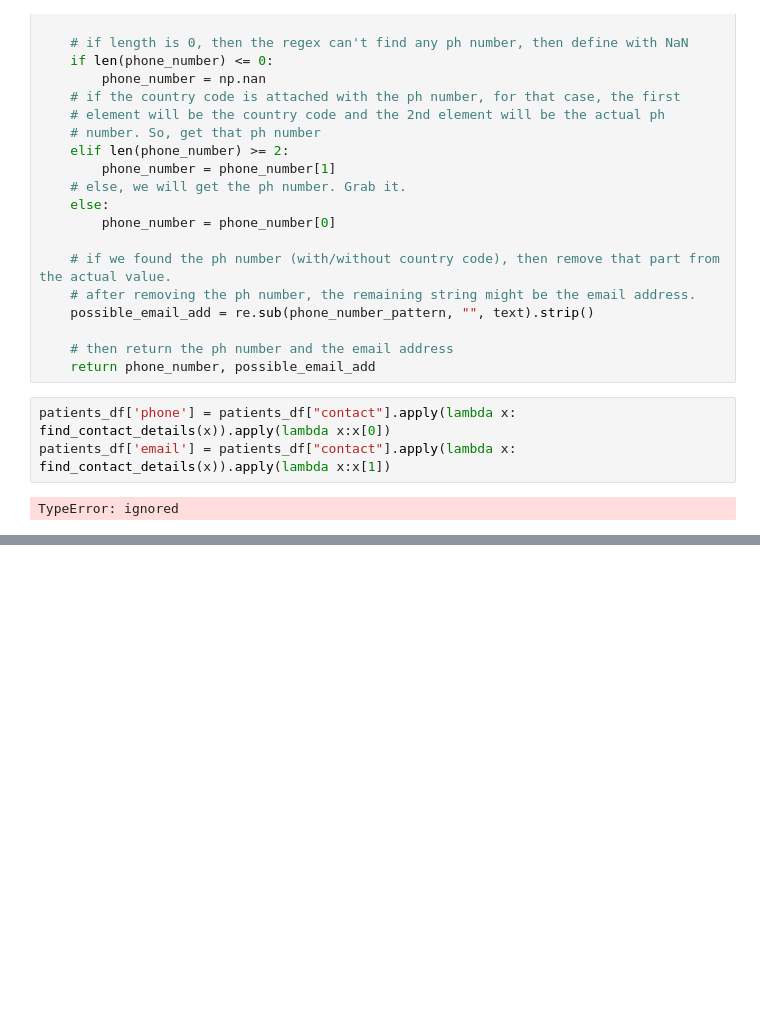
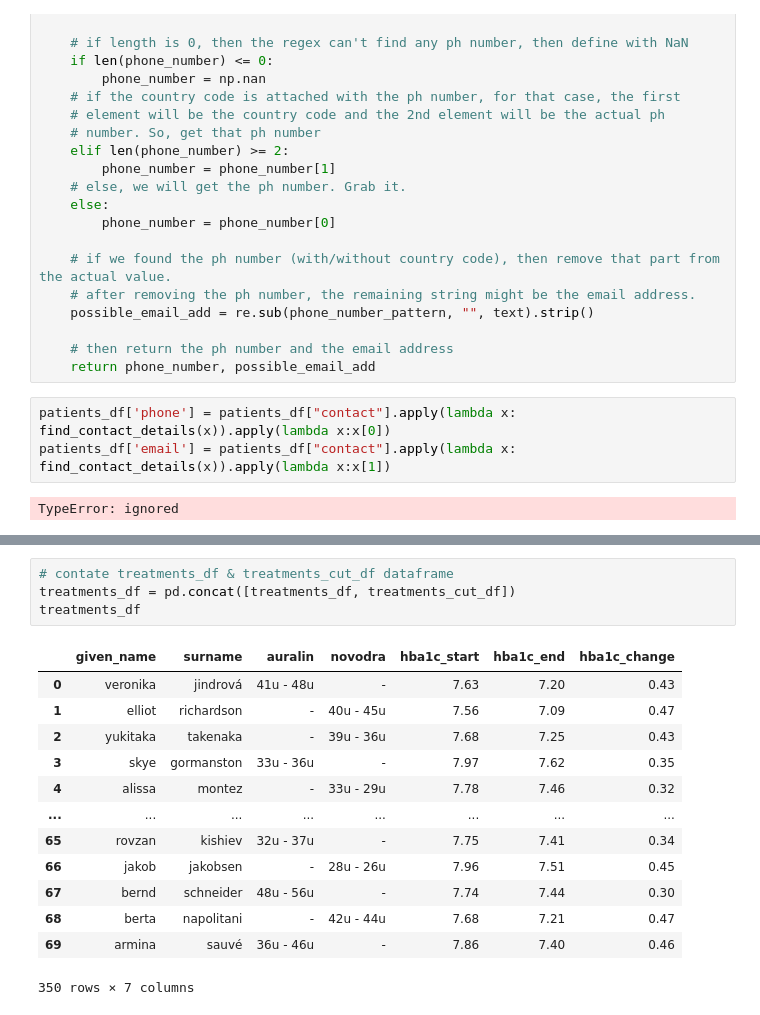
Before and after one commit to AzadMehedi/Data-Wrangling, a Jupyter notebook: data_accessing_&_cleaning.ipynb, the cells around one changed output, grey strips where cells are left out. Drawn from its saved outputs; the diff is of its cells as text; blank space fills up the shorter version.

```diff
--- a/data_accessing_&_cleaning.ipynb
+++ b/data_accessing_&_cleaning.ipynb
@@ -594,0 +619,18 @@ TypeError: ignored
+# %%
+# contate treatments_df & treatments_cut_df dataframe
+treatments_df = pd.concat([treatments_df, treatments_cut_df])
+treatments_df
+# %% [output]
+|  | given_name | surname | auralin | novodra | hba1c_start | hba1c_end | hba1c_change |
+| 0 | veronika | jindrová | 41u - 48u | - | 7.63 | 7.20 | 0.43 |
+| 1 | elliot | richardson | - | 40u - 45u | 7.56 | 7.09 | 0.47 |
+| 2 | yukitaka | takenaka | - | 39u - 36u | 7.68 | 7.25 | 0.43 |
+| 3 | skye | gormanston | 33u - 36u | - | 7.97 | 7.62 | 0.35 |
+| 4 | alissa | montez | - | 33u - 29u | 7.78 | 7.46 | 0.32 |
+| ... | ... | ... | ... | ... | ... | ... | ... |
+| 65 | rovzan | kishiev | 32u - 37u | - | 7.75 | 7.41 | 0.34 |
+| 66 | jakob | jakobsen | - | 28u - 26u | 7.96 | 7.51 | 0.45 |
+| 67 | bernd | schneider | 48u - 56u | - | 7.74 | 7.44 | 0.30 |
+| 68 | berta | napolitani | - | 42u - 44u | 7.68 | 7.21 | 0.47 |
+| 69 | armina | sauvé | 36u - 46u | - | 7.86 | 7.40 | 0.46 |
+350 rows × 7 columns
```
Also changed, not shown: parts of 15 cells of this notebook.
